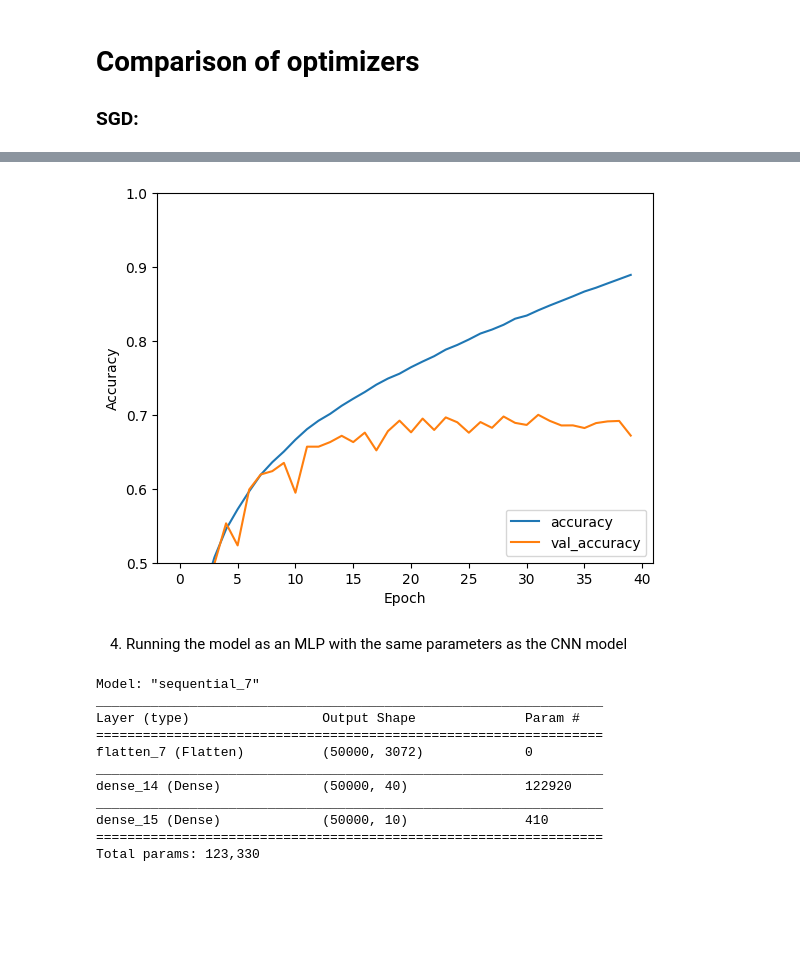
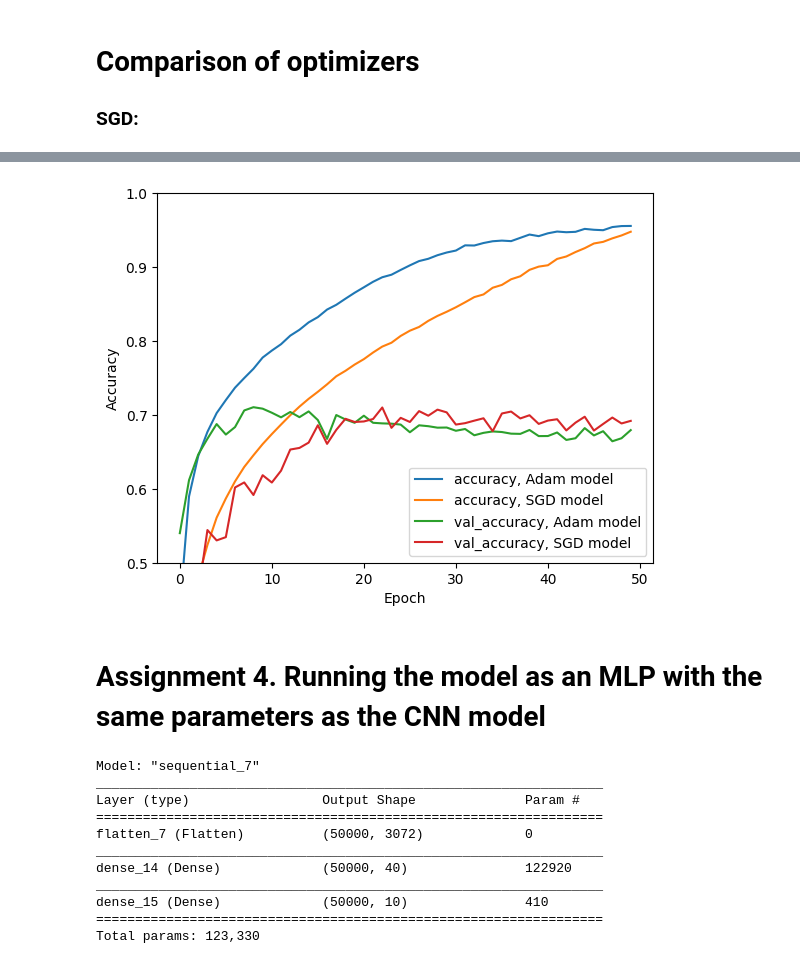
Before and after one commit to meraxion/cds-ml, a Jupyter notebook: Week 6 Deep Learning/CNN_3_4.ipynb, the cells around one changed output, grey strips where cells are left out. Cells and saved outputs as stored; diff of their text form; code cells hidden in the pictures; blank space fills up the shorter version.

```diff
--- a/Week 6 Deep Learning/CNN_3_4.ipynb
+++ b/Week 6 Deep Learning/CNN_3_4.ipynb
@@ -170,10 +194,7 @@ Epoch 40/40
 # %%
-plt.plot(history_v2.history['accuracy'], label='accuracy')
-plt.plot(history_v2.history['val_accuracy'], label = 'val_accuracy')
-plt.xlabel('Epoch')
-plt.ylabel('Accuracy')
-plt.ylim([0.5, 1])
-plt.legend(loc='lower right')
+with open('history_tanh_adam.pkl', 'rb') as file:
+    history_tanh = pickle.load(file)
 
-test_loss, test_acc = model.evaluate(test_images,  test_labels, verbose=2)
+model_tanh.load_weights('model_tanh_Adam.weights.h5')
+compare_stats(history_relu, history_tanh, model_relu, model_tanh, 'relu model', 'tanh model')
 # %% [output]
@@ -188,24 +208,16 @@ Explanation: Tanh is reaching same accuracy as ReLu but slower because the gradi
 # %% [markdown]
 # Comparison of optimizers
 ### SGD:
-# %%
-def create_model():
-    model = models.Sequential()
-    model.add(layers.Conv2D(32, (3, 3), activation='relu', input_shape=(32, 32, 3)))
-    model.add(layers.MaxPooling2D((2, 2)))
-    model.add(layers.Conv2D(64, (3, 3), activation='relu'))
-    model.add(layers.MaxPooling2D((2, 2)))
-    model.add(layers.Conv2D(64, (3, 3), activation='relu'))
-    model.add(layers.Flatten())
-    model.add(layers.Dense(64, activation='relu'))
-    model.add(layers.Dense(10))
-    return model
 # %%
-model_v3 = create_model()
-model_v3.compile(optimizer='SGD',
-              loss=tf.keras.losses.SparseCategoricalCrossentropy(from_logits=True),
-              metrics=['accuracy'])
+with tf.device('/CPU:0'):
+    model_relu_sgd = create_model('relu')
+    model_relu_sgd.compile(optimizer='SGD',
+                  loss=tf.keras.losses.SparseCategoricalCrossentropy(from_logits=True),
+                  metrics=['accuracy'])
 
-history_v3 = model_v3.fit(train_images, train_labels, epochs=40,
-                    validation_data=(test_images, test_labels))
+    history_relu_sgd = model_relu_sgd.fit(train_images, train_labels, epochs=50,
+                        validation_data=(test_images, test_labels))
+    model_relu_sgd.save_weights('model_relu_sgd.weights.h5')
+    with open('history_relu_sgd.pkl', 'wb') as file:
+        pickle.dump(history_relu_sgd.history, file)
 # %% [output]
@@ -240,3 +243,7 @@ def display_stats(history):
 # %%
-display_stats(history_v3)
+with open('history_relu_sgd.pkl', 'rb') as file:
+    history_relu_sgd = pickle.load(file)
+
+model_relu_sgd.load_weights('model_relu_sgd.weights.h5')
+compare_stats(history_relu, history_relu_sgd, model_relu, model_relu_sgd, 'Adam model', 'SGD model')
 # %% [output]
@@ -245,6 +254,6 @@ test accuracy: 0.6840000152587891
-[figure, old version]
+[figure, new version]
-# %% [markdown]
-4. Running the model as an MLP with the same parameters as the CNN model
+# %% [markdown]
+# Assignment 4. Running the model as an MLP with the same parameters as the CNN model
 # %%
 # num params in our cnn model: 122_570
 
```
Also changed, not shown: parts of 28 cells of this notebook.
